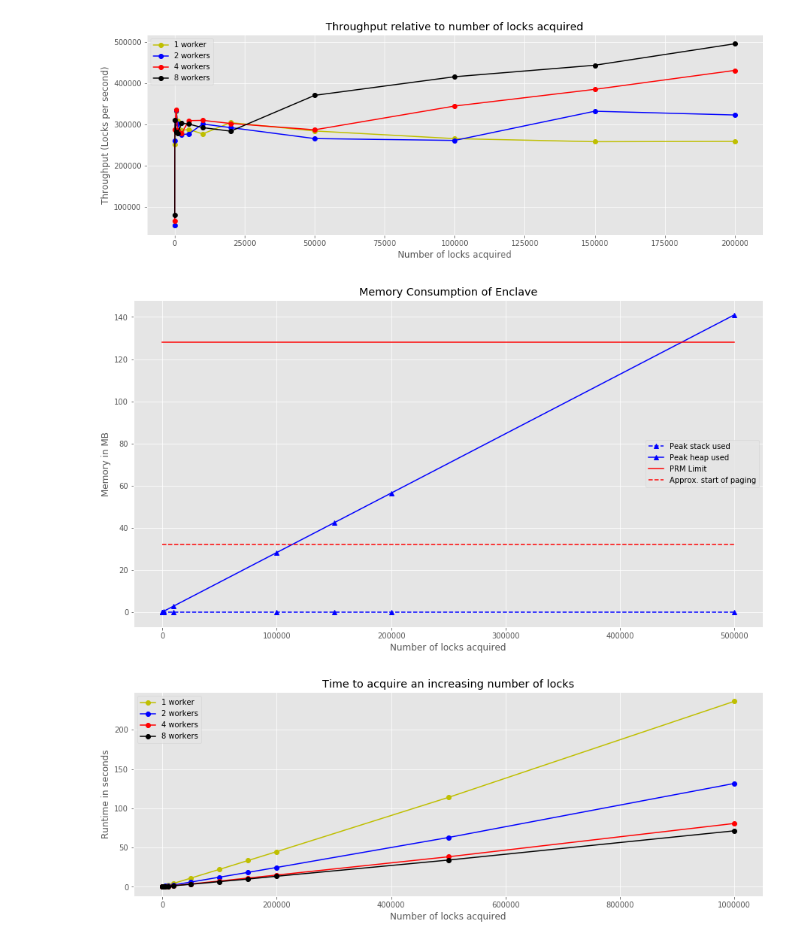
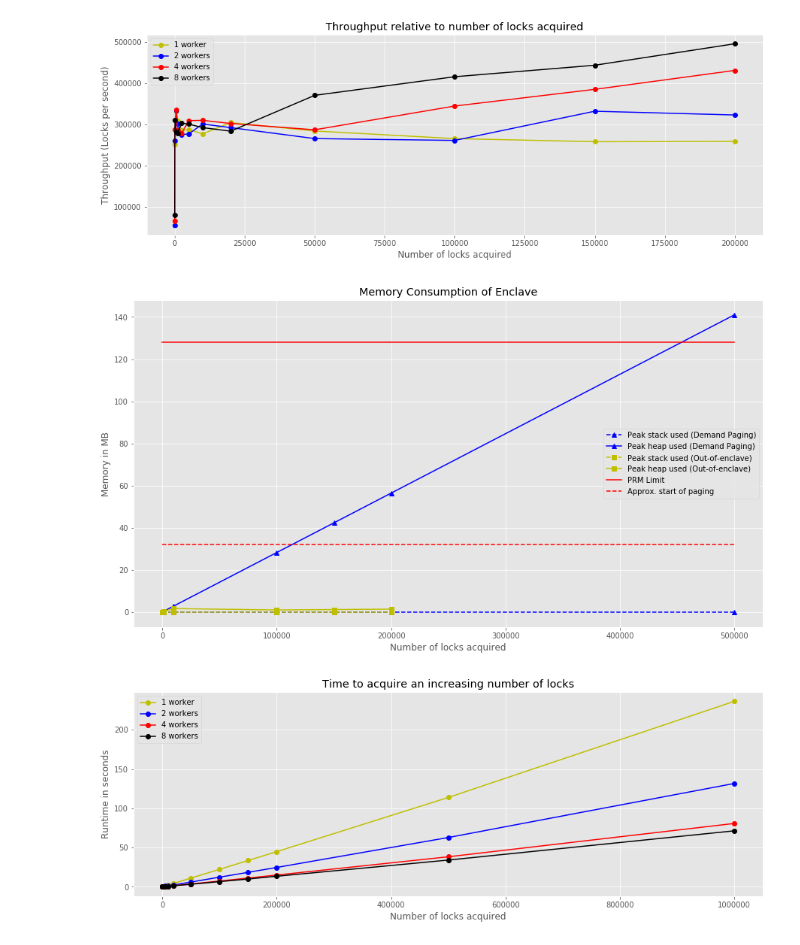
Before and after one commit to shangsuru/verifiable-lockmanager, a Jupyter notebook: benchmark/evaluation/evaluation.ipynb, the cells around one changed output. Drawn from its saved outputs; the diff is of its cells as text; code cells hidden in the pictures.

Commit message:
TDBT-231 Update memory measurements for out-of-enclave

```diff
--- a/benchmark/evaluation/evaluation.ipynb
+++ b/benchmark/evaluation/evaluation.ipynb
@@ -14,6 +14,7 @@ insecureBiggerLockTable = pd.read_csv("insecureLockTableSize100k.csv")
 insecureEvenBiggerLockTable = pd.read_csv("insecureLockTableSize200k.csv")
 demand_paging = pd.read_csv("demand_paging.csv")
 demandPagingMemoryConsumption = pd.read_csv("stackHeapSizes.csv")
+outOfEnclaveMemoryConsumption = pd.read_csv("stackHeapSizesOutOfEnclave.csv")
 
 def getNumLocks(data):
   numLocks = set()
@@ -78,11 +79,14 @@ def plot_throughput(data):
   # plt.ylim([0.0000072, 0.0000076])
 plt.show()
 
-def plot_memory_consumption(data):
+def plot_memory_consumption(data1, data2):
   fig = plt.figure(figsize=(15,8))
   ax = fig.add_subplot(111)
-  ax.plot(data["locks"], data["stackKB"].divide(1000), "b^--", label="Peak stack used")
-  ax.plot(data["locks"], data["heapKB"].divide(1000), "b^-", label="Peak heap used")
+  ax.plot(data1["locks"], data1["stackKB"].divide(1000), "b^--", label="Peak stack used (Demand Paging)")
+  ax.plot(data1["locks"], data1["heapKB"].divide(1000), "b^-", label="Peak heap used (Demand Paging)")
+  ax.plot(data2["locks"], data2["stackKB"].divide(1000), "ys--", label="Peak stack used (Out-of-enclave)")
+  ax.plot(data2["locks"], data2["heapKB"].divide(1000), "ys-", label="Peak heap used (Out-of-enclave)")
+
   x = np.linspace(0, 500000)
   y = 0 * x + 128
   ax.plot(x, y, "r-", label="PRM Limit")
@@ -110,9 +114,9 @@ plot_throughput(insecureEvenBiggerLockTable)
 # %% [output]
 [figure]
 # %%
-plot_memory_consumption(demandPagingMemoryConsumption)
+plot_memory_consumption(demandPagingMemoryConsumption, outOfEnclaveMemoryConsumption)
 # %% [output]
-[figure, old version]
+[figure, new version]
 # %%
 plot_runtime(demand_paging)
 # %% [output]
```
Also changed, not shown: 2 other files.
